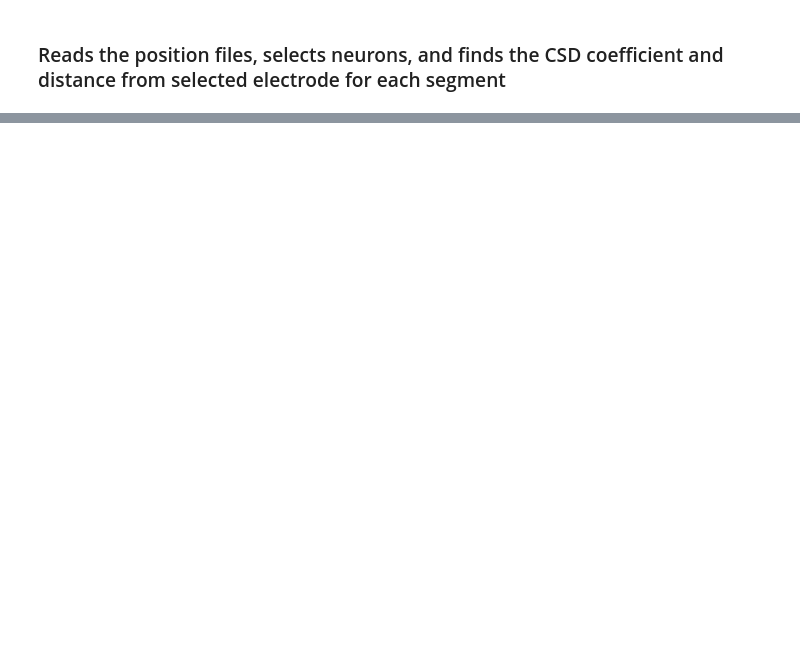
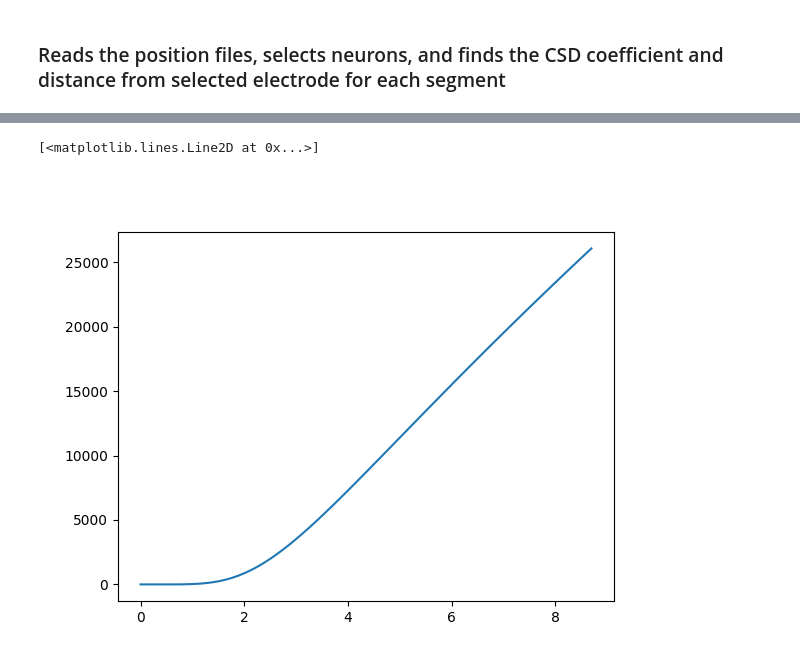
Before and after one commit to joseph-tharayil/csd_paper, a Jupyter notebook: derivativeHistograms.ipynb, the cells around one changed output, grey strips where cells are left out. Drawn from its saved outputs; the diff is of its cells as text; code cells hidden in the pictures; blank space fills up the shorter version.

```diff
--- a/derivativeHistograms.ipynb
+++ b/derivativeHistograms.ipynb
@@ -169,0 +350,9 @@ allDistances = np.load('allDistances.npy',allow_pickle=True)
+# %%
+zdResult = np.array([0., 0.1, 0.2, 0.3, 0.4, 0.5, 0.6, 0.7, 0.8, 0.9, 1., 1.1, 1.2, 1.3, \
+1.4, 1.5, 1.6, 1.7, 1.8, 1.9, 2., 2.1, 2.2, 2.3, 2.4, 2.5, 2.6, 2.7, \
+2.8, 2.9, 3., 3.1, 3.2, 3.3, 3.4, 3.5, 3.6, 3.7, 3.8, 3.9, 4., 4.1, \
+4.2, 4.3, 4.4, 4.5, 4.6, 4.7, 4.8, 4.9, 5., 5.1, 5.2, 5.3, 5.4, 5.5, \
+5.6, 5.7, 5.8, 5.9, 6., 6.1, 6.2, 6.3, 6.4, 6.5, 6.6, 6.7, 6.8, 6.9, \
+7., 7.1, 7.2, 7.3, 7.4, 7.5, 7.6, 7.7, 7.8, 7.9, 8., 8.1, 8.2, 8.3, \
+8.4, 8.5, 8.6, 8.7, 8.8, 8.9, 9., 9.1, 9.2, 9.3, 9.4, 9.5, 9.6, 9.7, \
+9.8, 9.9, 10])
@@ -169,0 +363,13 @@ allDistances = np.load('allDistances.npy',allow_pickle=True)
+# %%
+densityNeg = np.array([0,0,0,0,0,0,0,2.20457, 6.29331, 14.0426, 27.0654, 47.2096, 76.4874, 116.986, \
+170.765, 239.76, 325.687, 429.969, 553.688, 697.556, 861.914, \
+1046.76, 1251.76, 1476.33, 1719.67, 1980.79, 2258.62, 2552., 2859.71, \
+3180.58, 3513.41, 3857.08, 4210.49, 4572.62, 4942.52, 5319.29, \
+5702.12, 6090.26, 6483.01, 6879.76, 7279.94, 7683.03, 8088.58, \
+8496.18, 8905.43, 9316.02, 9727.64, 10140., 10552.9, 10966.1, \
+11379.5, 11792.8, 12205.8, 12618.6, 13030.9, 13442.6, 13853.7, \
+14264., 14673.5, 15082.2, 15489.9, 15896.7, 16302.4, 16707.1, \
+17110.7, 17513.2, 17914.6, 18314.8, 18713.9, 19111.8, 19508.5, \
+19904., 20298.3, 20691.5, 21083.4, 21474.1, 21863.6, 22252., 22639.1, \
+23025.1, 23409.8, 23793.4, 24175.9, 24557.1, 24937.3, 25316.2, \
+25694.1, 26070.8])
@@ -169,0 +379,6 @@ allDistances = np.load('allDistances.npy',allow_pickle=True)
+# %%
+plt.figure()
+plt.plot(zdResult[:len(densityNeg)],densityNeg)
+# %% [output]
+[<matplotlib.lines.Line2D at 0x...>]
+[figure, added]
```
Also changed, not shown: parts of 26 cells of this notebook.
